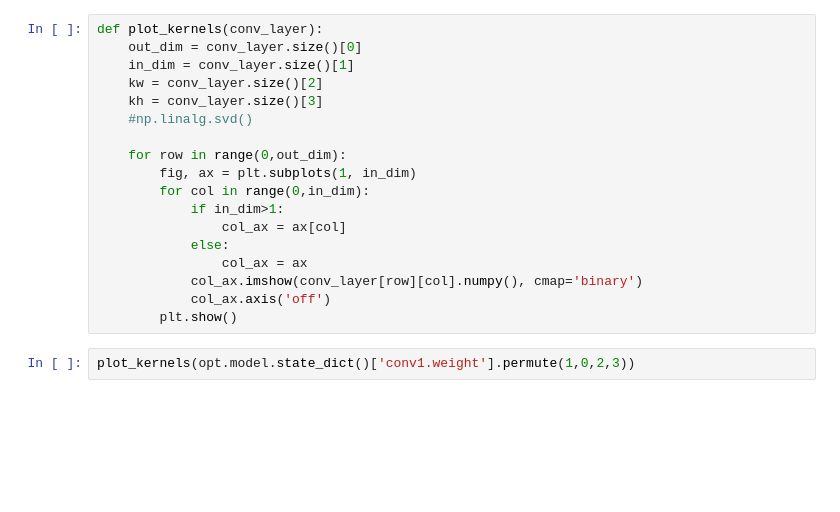
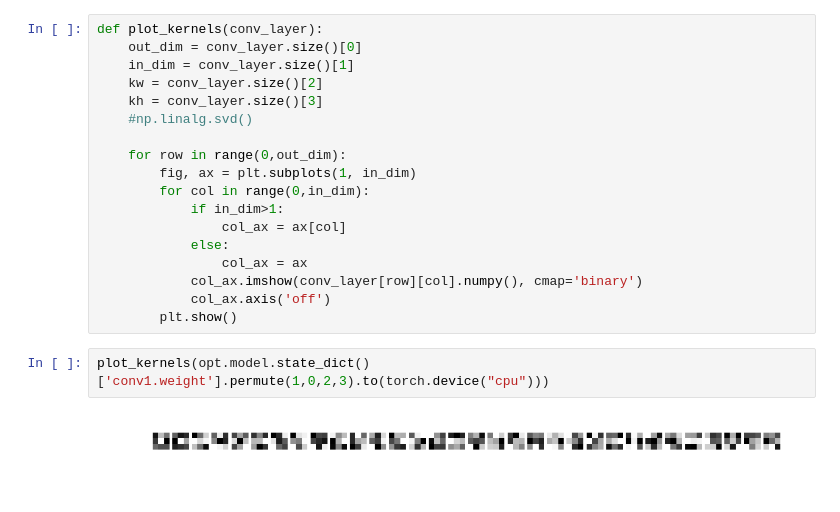
Before and after one commit to steedly/Reading, a Jupyter notebook: mnist.ipynb, the cells around one changed output. Drawn from its saved outputs; the diff is of its cells as text; blank space fills up the shorter version.

```diff
--- a/mnist.ipynb
+++ b/mnist.ipynb
@@ -658,5 +754,7 @@ def plot_kernels(conv_layer):
             col_ax.axis('off')
         plt.show()
 # %%
-plot_kernels(opt.model.state_dict()['conv1.weight'].permute(1,0,2,3))
+plot_kernels(opt.model.state_dict()['conv1.weight'].permute(1,0,2,3).to(torch.device("cpu")))
+# %% [output]
+[figure, added]
 # %%
```
Also changed, not shown: parts of 15 cells of this notebook.
